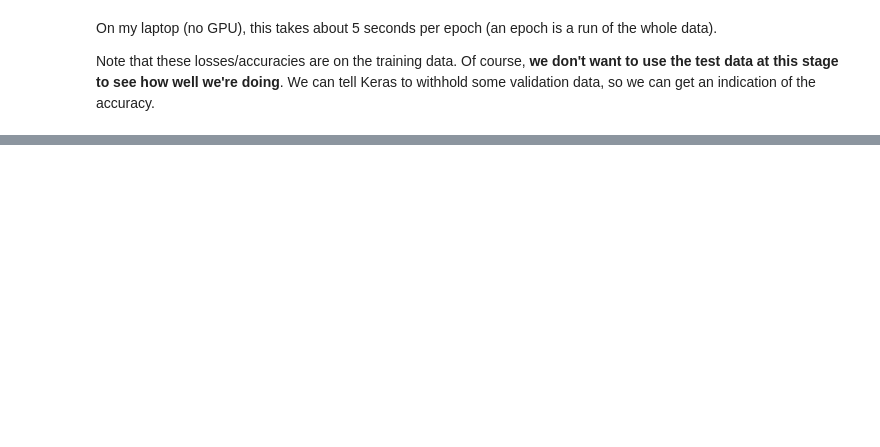
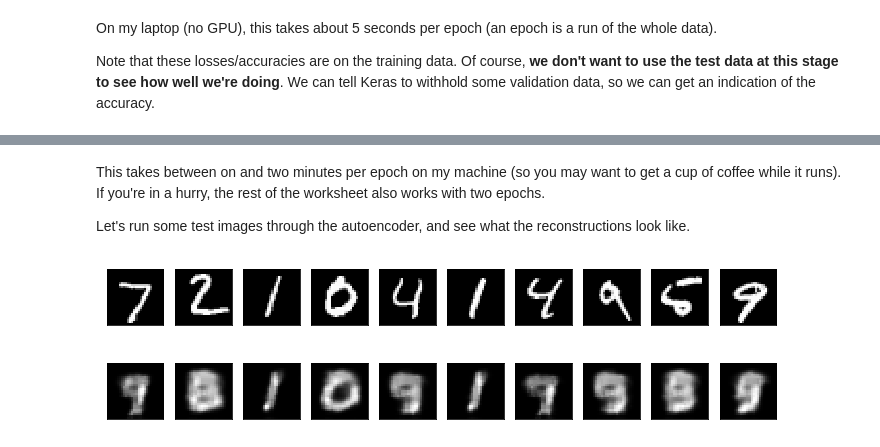
Before and after one commit to pbloem/machine-learning, a Jupyter notebook: worksheets/Worksheet 4, Deep Learning.ipynb, the cells around one changed output, grey strips where cells are left out. Drawn from its saved outputs; the diff is of its cells as text; code cells hidden in the pictures; blank space fills up the shorter version.

```diff
--- a/worksheets/Worksheet 4, Deep Learning.ipynb
+++ b/worksheets/Worksheet 4, Deep Learning.ipynb
@@ -268,0 +408,16 @@ Note that the model remembers its weights so we've now trained it for 10 epochs,
+# %%
+encoded = Input(shape=(hidden_size,))
+
+x = Dense(128)(encoded)
+x = Reshape((4,4,8))(x)
+
+x = UpSampling2D((2, 2))(x)
+x = Conv2D(4, (3, 3), activation='relu', padding='same')(x)
+x = UpSampling2D((2, 2))(x)
+x = Conv2D(2, (3, 3), activation='relu')(x)
+x = UpSampling2D((2, 2))(x)
+decoded = Conv2D(1, (3, 3), activation='sigmoid', padding='same')(x)
+
+decoder = Model(encoded, decoded)
+
+decoder.summary()
@@ -268,0 +444,4 @@ Note that the model remembers its weights so we've now trained it for 10 epochs,
+# %%
+auto = Model(input, decoder(encoder(input)))
+
+auto.summary()
@@ -268,0 +464,2 @@ Note that the model remembers its weights so we've now trained it for 10 epochs,
+# %%
+auto.compile(optimizer='adam', loss='binary_crossentropy')
@@ -268,0 +468,2 @@ Note that the model remembers its weights so we've now trained it for 10 epochs,
+# %%
+auto.fit(x_train, x_train, epochs=10, batch_size=128)
@@ -268,0 +481,15 @@ Note that the model remembers its weights so we've now trained it for 10 epochs,
+# %% [markdown]
+This takes between on and two minutes per epoch on my machine (so you may want to get a cup of coffee while it runs). If you're in a hurry, the rest of the worksheet also works with two epochs.
+
+Let's run some test images through the autoencoder, and see what the reconstructions look like.
+# %%
+inputs = x_test[:10, :, :, :]
+outputs = auto.predict(inputs)
+
+plot_digits(inputs.squeeze(3))
+plot_digits(outputs.squeeze(3))
+
+# squeeze removes the singleton channel dimension we added
+# %% [output]
+[figure, added]
+[figure, added]
```
Also changed, not shown: parts of 46 cells of this notebook.
